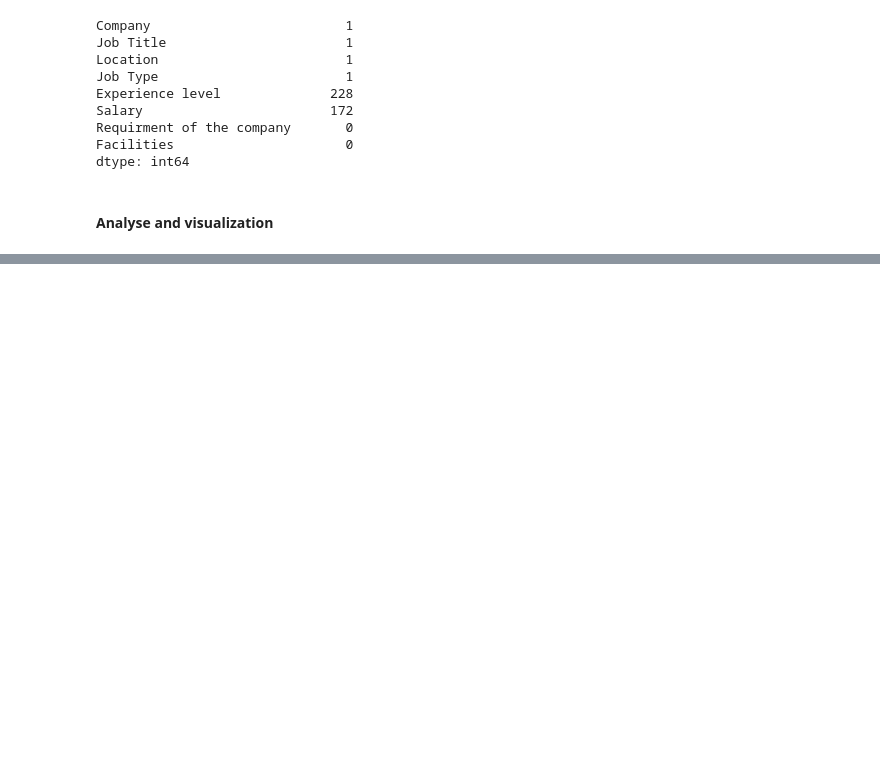
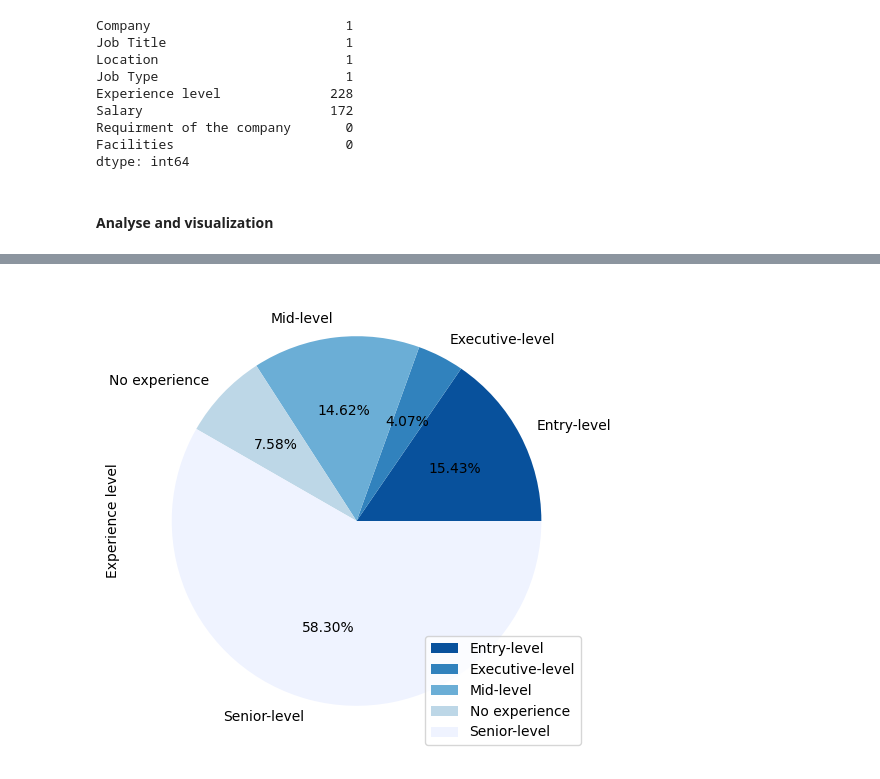
Before and after one commit to hnadir-dev/Youcode-Data-Dev, a Jupyter notebook: Brief_analyse_opportunités_emploi/script.ipynb, the cells around one changed output, grey strips where cells are left out. Saved outputs shown, nothing was run; the diff lists cells and outputs as text; code cells hidden in the pictures; blank space fills up the shorter version.

```diff
--- a/Brief_analyse_opportunités_emploi/script.ipynb
+++ b/Brief_analyse_opportunités_emploi/script.ipynb
@@ -182,0 +161,11 @@ data.groupby('Experience level')['Experience level'].count().sort_values(ascendi
+# %%
+#Counts of opportunities by experience level
+d = data.groupby('Experience level')['Experience level'].count()
+
+dd = pd.DataFrame(d,index=['Entry-level','Executive-level','Mid-level','No experience','Senior-level'])
+
+dd.plot.pie(y='Experience level',autopct="%.2f%%", colors=Blues5,figsize=(6, 6))
+
+plt.show()
+# %% [output]
+[figure, added]
```
Also changed, not shown: parts of 15 cells of this notebook, 1 other file.
